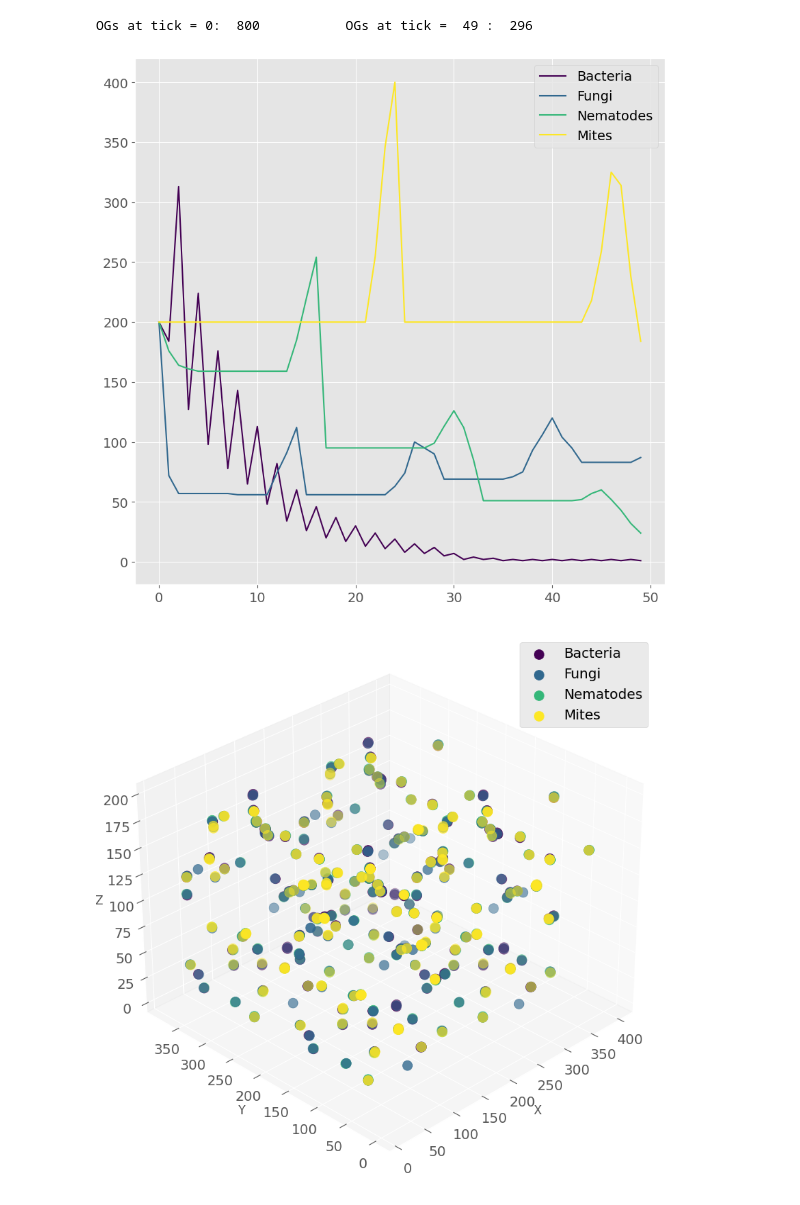
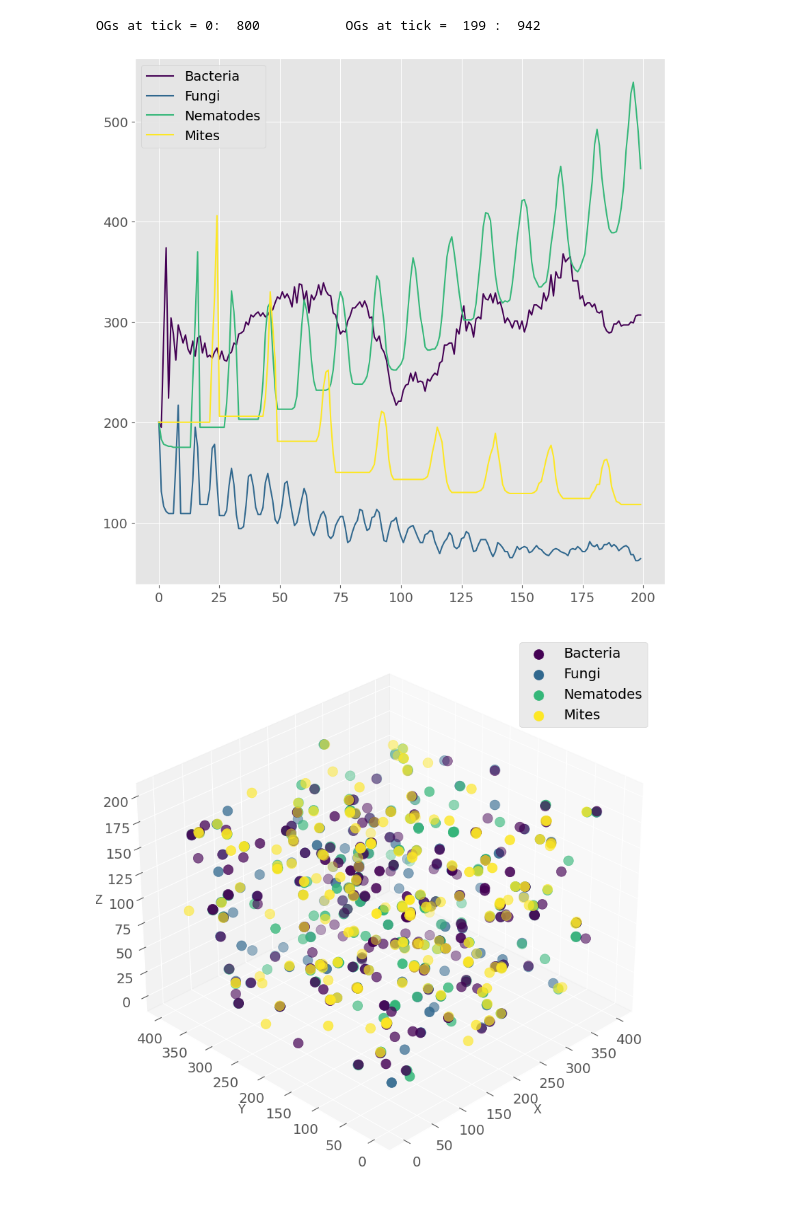
Before and after one commit to timovdk/BLOSSOM, a Jupyter notebook: src/viz.ipynb, the cells around one changed output. Saved outputs shown, nothing was run; the diff lists cells and outputs as text; code cells hidden in the pictures.

```diff
--- a/src/viz.ipynb
+++ b/src/viz.ipynb
@@ -4,6 +4,9 @@
 import numpy as np
 import matplotlib.pyplot as plt
 import pandas as pd
+
+filename = 'agent_log_4'
+vid = False
 
 SMALL_SIZE = 14
 MEDIUM_SIZE = 16
@@ -17,8 +20,8 @@ plt.rc('ytick', labelsize=SMALL_SIZE)    # fontsize of the tick labels
 plt.rc('legend', fontsize=SMALL_SIZE)    # legend fontsize
 plt.rc('figure', titlesize=BIGGER_SIZE)  # fontsize of the figure title
 # %%
-df = pd.read_csv('output/agent_log_8.csv')
-n = len(df['type'].unique())
-colors = plt.cm.viridis(np.linspace(0,1,n))
+df = pd.read_csv("output/" + filename + ".csv")
+n = len(df["type"].unique())
+colors = plt.cm.viridis(np.linspace(0, 1, n))
 # %%
 counts_per_type = []
@@ -28,44 +33,62 @@ for tp in sorted(df['type'].unique()):
     counts_per_type.append(nums)
 # %%
-print('OGs at tick = 0: ', len(df[df['tick']==0]), '\t\tOGs at tick = ', df['tick'].max(), ': ', len(df[df['tick']==df['tick'].max()]))
+print(
+    "OGs at tick = 0: ",
+    len(df[df["tick"] == 0]),
+    "\t\tOGs at tick = ",
+    df["tick"].max(),
+    ": ",
+    len(df[df["tick"] == df["tick"].max()]),
+)
 # %% [output]
-OGs at tick = 0:  800           OGs at tick =  49 :  296
+OGs at tick = 0:  800           OGs at tick =  199 :  942
 # %%
-organism_group_labels=['Bacteria', 'Fungi', 'Nematodes', 'Mites']
+organism_group_labels = ["Bacteria", "Fungi", "Nematodes", "Mites"]
 
-plt.style.use('ggplot')
-plt.figure(figsize=(10,10))
+plt.style.use("ggplot")
+plt.figure(figsize=(10, 10))
 
 for i in range(len(counts_per_type)):
-
-    plt.plot(range(len(df['tick'].unique())), counts_per_type[i], label=organism_group_labels[i], color=colors[i])
+    plt.plot(
+        range(len(df["tick"].unique())),
+        counts_per_type[i],
+        label=organism_group_labels[i],
+        color=colors[i],
+    )
 
 plt.legend()
 plt.show()
 # %% [output]
-[figure, old version]
+[figure, new version]
 # %%
-plt.style.use('ggplot')
-fig = plt.figure(figsize=(10,10))
-ax = fig.add_subplot(projection='3d')
+plt.style.use("ggplot")
+fig = plt.figure(figsize=(10, 10))
+ax = fig.add_subplot(projection="3d")
 ax.view_init(30, 225)
 
-df1 = df[df['tick']==0]
+df1 = df[df["tick"] == 0]
 
-for g in np.unique(df1['type']):
-    ix = np.where(df1['type'] == g)
-    ax.scatter(df1.iloc[ix]['x'], df1.iloc[ix]['y'], df1.iloc[ix]['z'], color=colors[g], label=organism_group_labels[g], s=100)
+for g in np.unique(df1["type"]):
+    ix = np.where(df1["type"] == g)
+    ax.scatter(
+        df1.iloc[ix]["x"],
+        df1.iloc[ix]["y"],
+        df1.iloc[ix]["z"],
+        color=colors[g],
+        label=organism_group_labels[g],
+        s=100,
+    )
 
 ax.legend()
-ax.set_xlabel('X')
-ax.set_ylabel('Y')
-ax.set_zlabel('Z')
+ax.set_xlabel("X")
+ax.set_ylabel("Y")
+ax.set_zlabel("Z")
 
-ax.set_facecolor('white')
+ax.set_facecolor("white")
 
 plt.show()
 # %% [output]
-[figure, old version]
+[figure, new version]
 # %%
 import matplotlib.pyplot as plt
 import numpy as np
```
Also changed, not shown: parts of 11 cells of this notebook.
